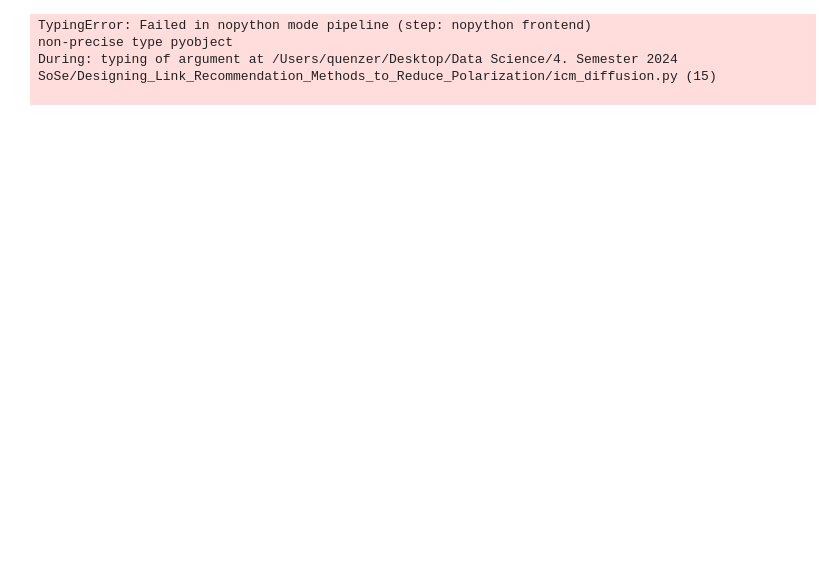
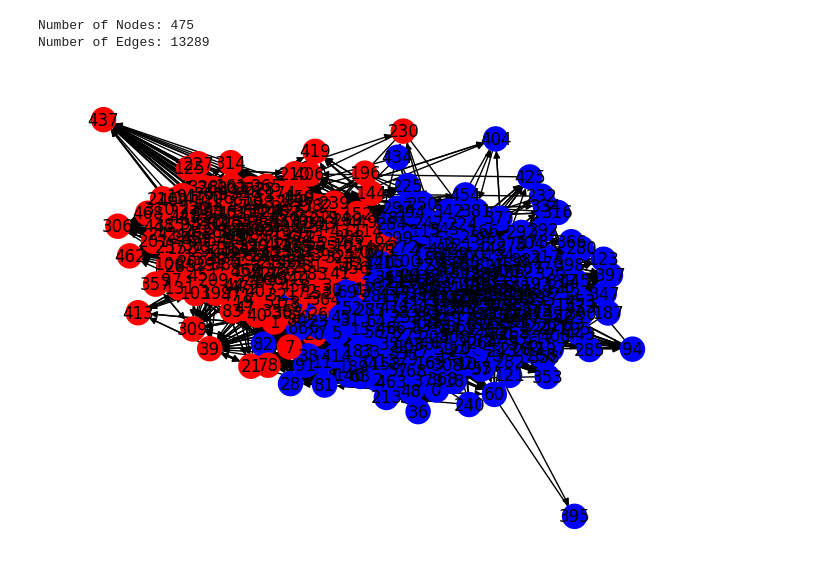
Before and after one commit to jonasq99/Designing_Link_Recommendation_Methods_to_Reduce_Polarization, a Jupyter notebook: icm_diffusion.ipynb, the cells around one changed output. Drawn from its saved outputs; the diff is of its cells as text; code cells hidden in the pictures; blank space fills up the shorter version.

```diff
--- a/icm_diffusion.ipynb
+++ b/icm_diffusion.ipynb
@@ -11,7 +8,26 @@ seeds = seed_random(G, 100)
-# %%
-simulate_diffusion_ICM(G, seeds, 1, 10000)
-# %% [output]
-TypingError: Failed in nopython mode pipeline (step: nopython frontend)
-non-precise type pyobject
-During: typing of argument at /Users/quenzer/Desktop/Data Science/4. Semester 2024 SoSe/Designing_Link_Recommendation_Methods_to_Reduce_Polarization/icm_diffusion.py (15)
-
+# %%
+G = graph_loader('datasets/congress_network/congress.edgelist')
+#color the graph
+spectral_bipartition_coloring(G)
+# %% [output]
+Number of Nodes: 475
+Number of Edges: 13289
+# %%
+import networkx as nx
+
+import matplotlib.pyplot as plt
+
+# Create a copy of the graph
+G_copy = G.copy()
+
+# Set the node colors based on the "color" attribute
+node_colors = ["red" if G_copy.nodes[node]["color"] == 1 else "blue" for node in G_copy.nodes()]
+
+# Draw the graph with the updated node colors
+pos = nx.spring_layout(G_copy)
+nx.draw(G_copy, pos, with_labels=True, node_color=node_colors)
+
+# Show the plot
+plt.show()
+# %% [output]
+[figure, added]
```
Also changed, not shown: parts of 4 cells of this notebook, 3 other files.
